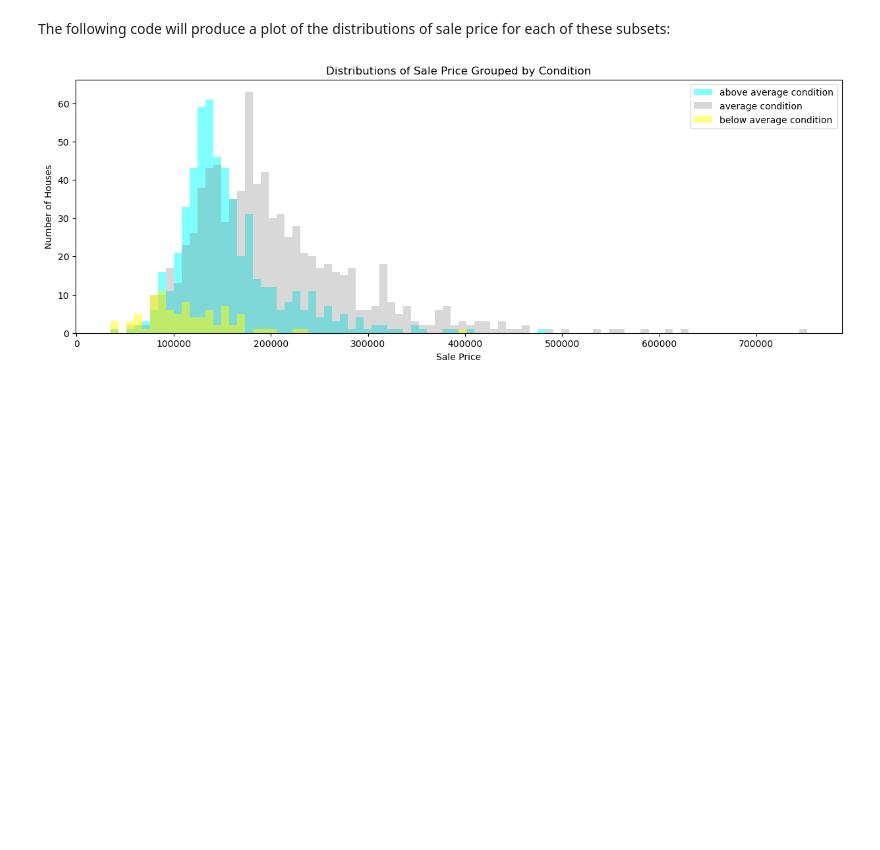
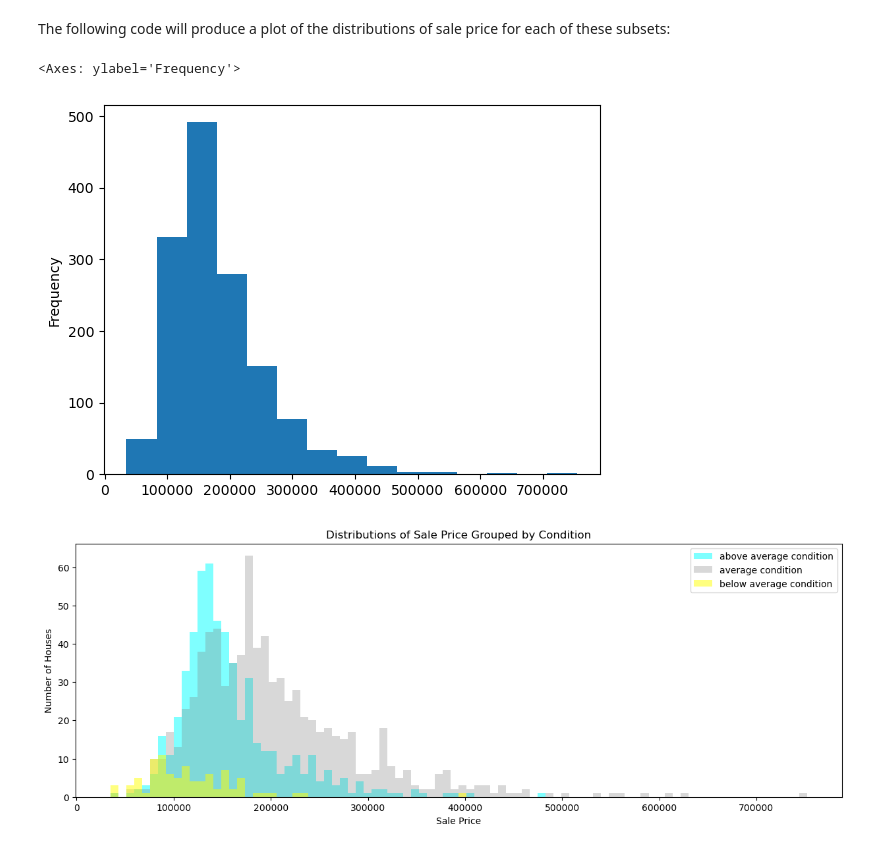
Before and after one commit to Pauline-lab/dsc-pandas-eda-lab, a Jupyter notebook: index.ipynb, the cells around one changed output. Cells and saved outputs as stored; diff of their text form; code cells hidden in the pictures; blank space fills up the shorter version.

```diff
--- a/index.ipynb
+++ b/index.ipynb
@@ -412,6 +428,11 @@ assert average_condition.shape[0] == 821
 assert above_average_condition.shape[0] == 551
 # %% [markdown]
 The following code will produce a plot of the distributions of sale price for each of these subsets:
+# %%
+df['SalePrice'].plot(kind='hist', bins=15)
+# %% [output]
+<Axes: ylabel='Frequency'>
+[figure, added]
 # %%
 # Run this cell without changes
 
```
Also changed, not shown: parts of 10 cells of this notebook.
